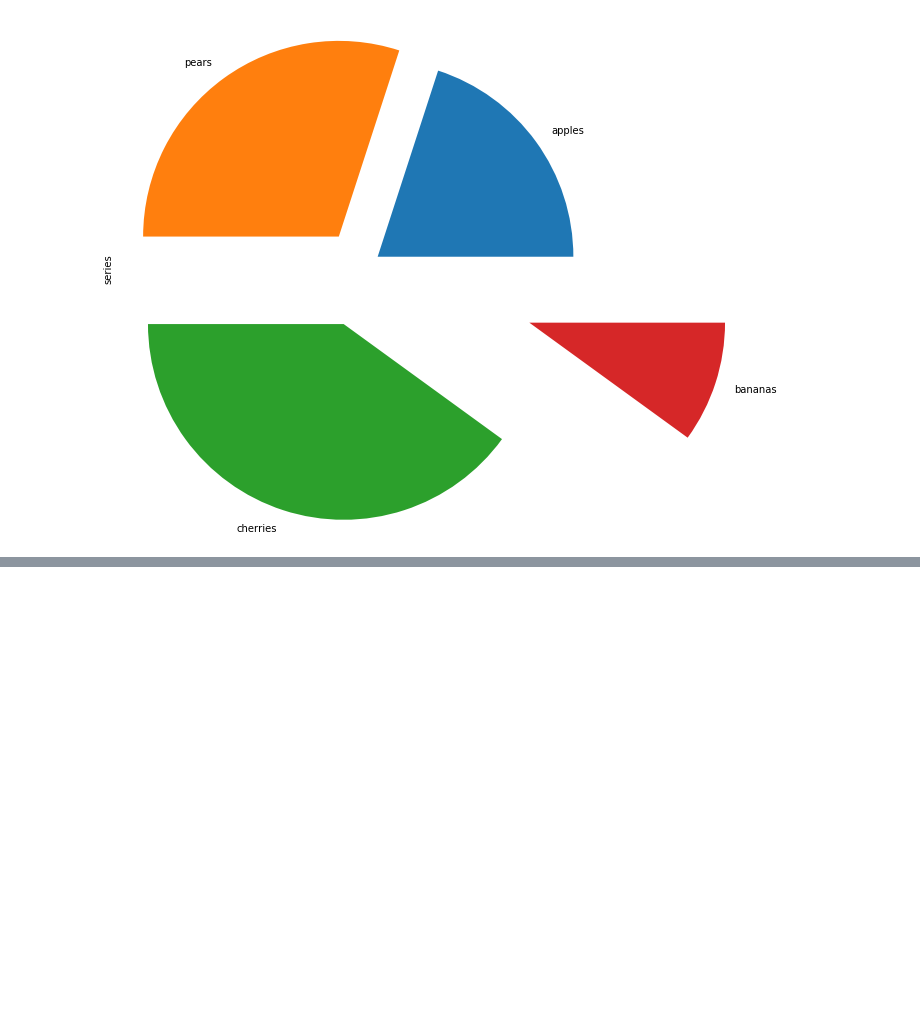
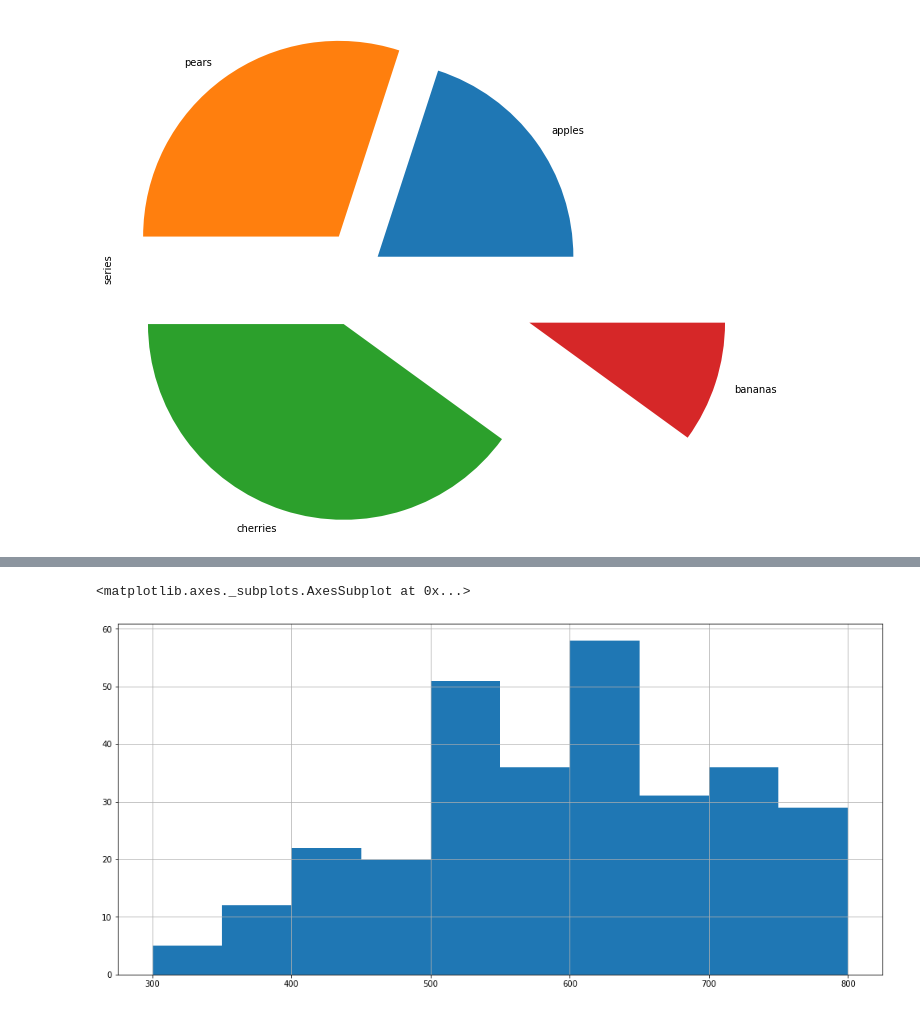
Before and after one commit to enuguru/DataScienceLevelOne, a Jupyter notebook: pydslevelone/data_visualization/plots.ipynb, the cells around one changed output, grey strips where cells are left out. Saved outputs shown, nothing was run; the diff lists cells and outputs as text; code cells hidden in the pictures; blank space fills up the shorter version.

```diff
--- a/pydslevelone/data_visualization/plots.ipynb
+++ b/pydslevelone/data_visualization/plots.ipynb
@@ -118,0 +160,5 @@ series.plot.pie(figsize=(9, 9), explode=explode)
+# %%
+dfTrain['gre'].hist(figsize=(17,8))
+# %% [output]
+<matplotlib.axes._subplots.AxesSubplot at 0x...>
+[figure, added]
```
Also changed, not shown: parts of 7 cells of this notebook, 9 other files.
